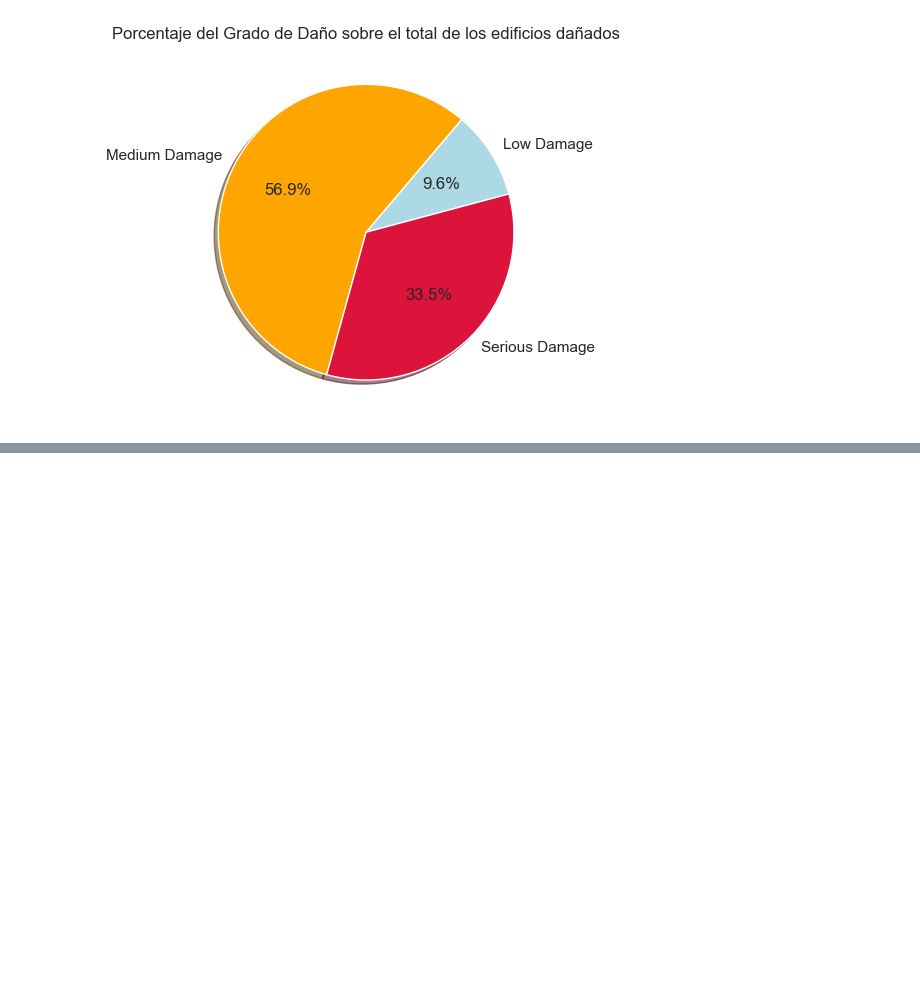
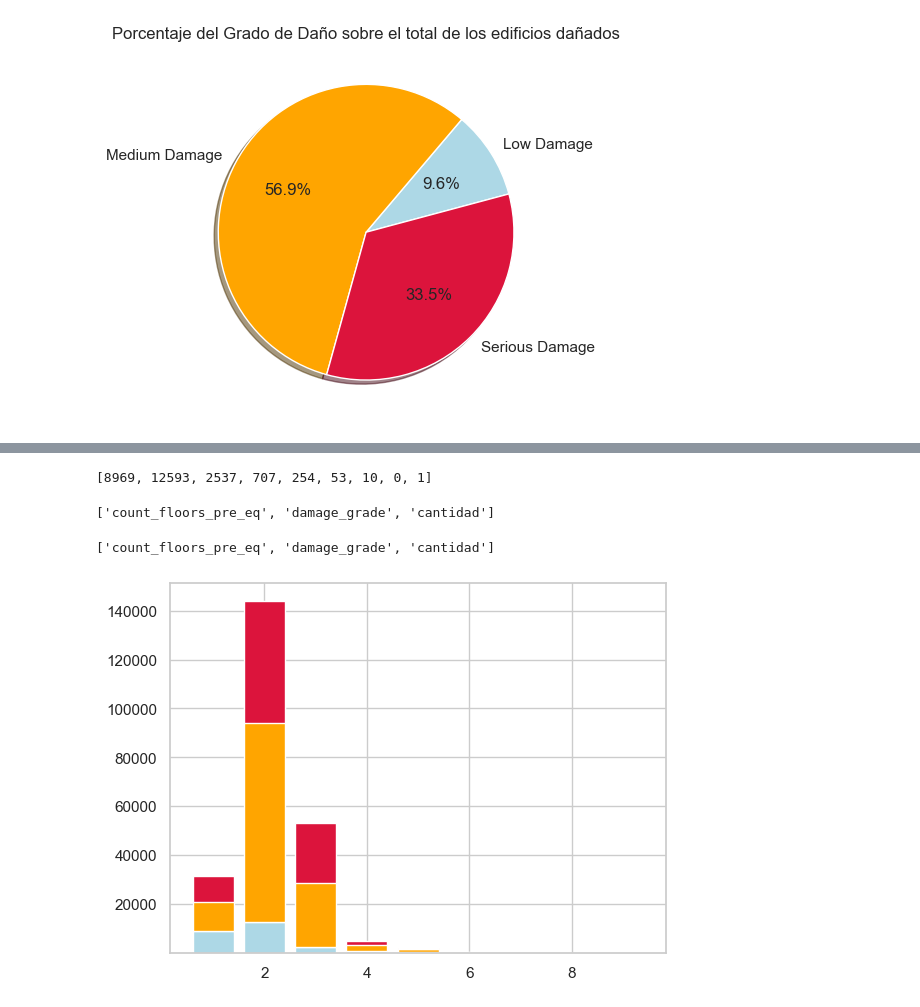
Before and after one commit to DanteReinaudo/EarthquakeDamagePrediction, a Jupyter notebook: tp1/analisis_dante.ipynb, the cells around one changed output, grey strips where cells are left out. Saved outputs shown, nothing was run; the diff lists cells and outputs as text; code cells hidden in the pictures; blank space fills up the shorter version.

```diff
--- a/tp1/analisis_dante.ipynb
+++ b/tp1/analisis_dante.ipynb
@@ -137,0 +178,12 @@ plt.show()
+# %%
+# Me quedo solo con los datos que me toca analizar
+data_values_short = data_values.loc[:,["building_id",
+                                       "geo_level_1_id",
+                                       "geo_level_2_id",
+                                       "geo_level_3_id",
+                                       "count_floors_pre_eq",
+                                       "age",
+                                       "area_percentage",
+                                       "height_percentage"
+                                      ]]
+data_values_short
@@ -137,0 +204,4 @@ plt.show()
+# %%
+# Unifico data frames
+data_values_short["damage_grade"] = data_labels["damage_grade"]
+data_values_short
@@ -137,0 +224,5 @@ plt.show()
+# %%
+#Analizo porcentaje de daño por edad
+data_values_short["cantidad"]=1
+daño_por_edad = data_values_short.groupby(["age","damage_grade"]).agg({"cantidad" : "count"})
+daño_por_edad
@@ -137,0 +267,4 @@ plt.show()
+# %%
+#Analizo porcentaje de daños por cantidad de pisos
+daño_por_pisos = data_values_short.groupby(["count_floors_pre_eq","damage_grade"]).agg({"cantidad" : "count"})
+daño_por_pisos.reset_index(inplace = True)
@@ -137,0 +282,26 @@ plt.show()
+# %%
+list(daño_por_pisos[daño_por_pisos["damage_grade"]=="1"]["cantidad"])
+# %% [output]
+[8969, 12593, 2537, 707, 254, 53, 10, 0, 1]
+# %%
+list(daño_por_pisos[daño_por_pisos["damage_grade"]=="2"])
+# %% [output]
+['count_floors_pre_eq', 'damage_grade', 'cantidad']
+# %%
+list(daño_por_pisos[daño_por_pisos["damage_grade"]=="3"])
+# %% [output]
+['count_floors_pre_eq', 'damage_grade', 'cantidad']
+# %%
+my_colors = my_colors = ['lightblue','orange','crimson']
+labels = list(range(1,10))
+
+low =list(daño_por_pisos[daño_por_pisos["damage_grade"]=="1"]["cantidad"])
+medium=list(daño_por_pisos[daño_por_pisos["damage_grade"]=="2"]["cantidad"])
+high = list(daño_por_pisos[daño_por_pisos["damage_grade"]=="3"]["cantidad"])
+
+plt.bar(labels, low, color='lightblue',label = 'Low Damage')
+plt.bar(labels, medium, bottom=low, color='orange',label = 'Medium Damage')
+plt.bar(labels, high, bottom=medium, color='crimson',label = 'High Damage')
+plt.show()
+# %% [output]
+[figure, added]
```
Also changed, not shown: parts of 18 cells of this notebook.
